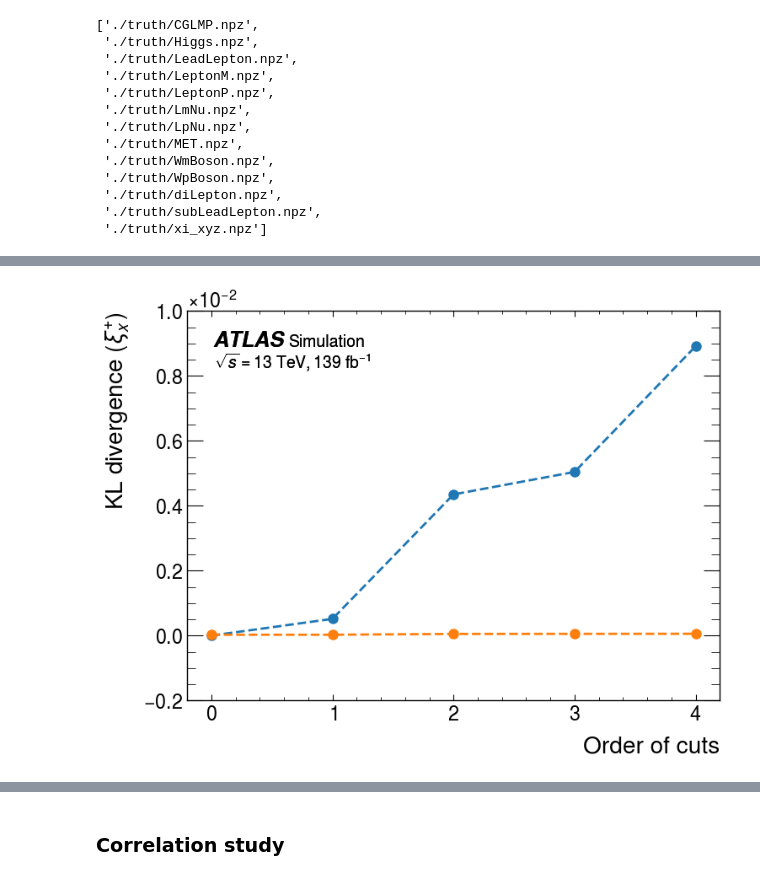
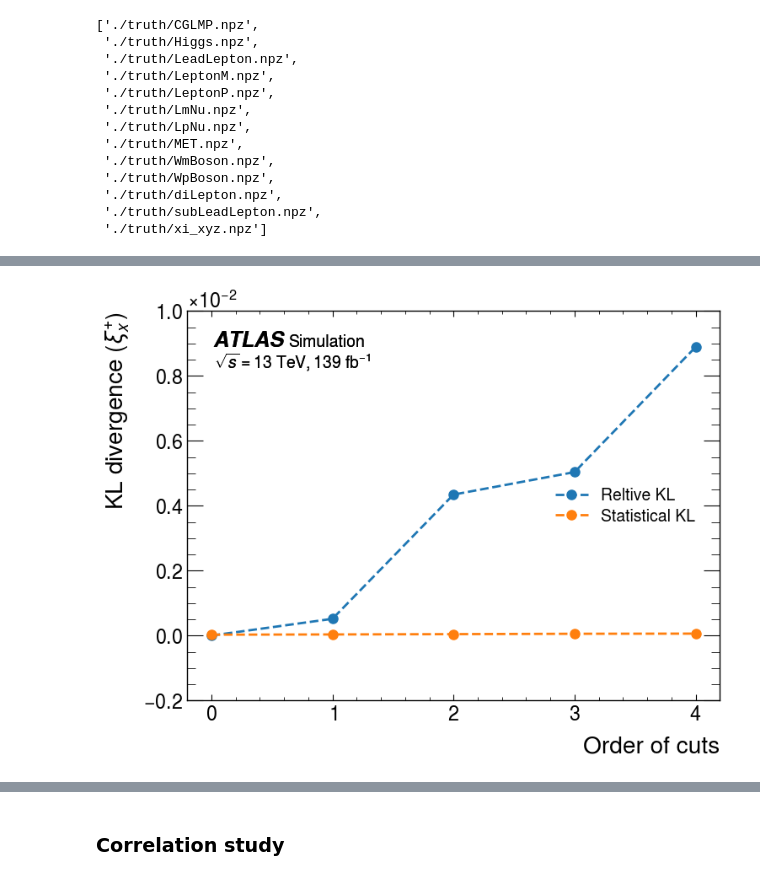
Before and after one commit to yygarypeng/Bell-Analysis, a Jupyter notebook: TRUTH3_dump_CutAnalysis/truth-analysis.ipynb, the cells around one changed output, grey strips where cells are left out. Drawn from its saved outputs; the diff is of its cells as text; code cells hidden in the pictures.

```diff
--- a/TRUTH3_dump_CutAnalysis/truth-analysis.ipynb
+++ b/TRUTH3_dump_CutAnalysis/truth-analysis.ipynb
@@ -250,3 +250,6 @@ cuts = [
     ],
 ]
 name = ["0", "1", "2", "3", "4"]
+# %%
+for i in range(len(cuts)):
+    CGLMP_analysis(Cuts=cuts[i], show=True, CutName=f"{i}")
@@ -452,6 +455,7 @@ plt.show()
 plt.close()
 kl_plot(rel_entro, ylabel=r"$\xi_{x}^{+}$", range=np.arange(len(cuts)))
 kl_plot(sample_kl, ylabel=r"$\xi_{x}^{+}$", range=np.arange(len(cuts)))
+plt.legend(["Reltive KL", "Statistical KL"], loc="center right")
 plt.show()
 plt.close()
 
@@ -470,6 +474,7 @@ plt.show()
 plt.close()
 kl_plot(rel_entro, ylabel=r"$\xi_{y}^{+}$", range=np.arange(len(cuts)))
 kl_plot(sample_kl, ylabel=r"$\xi_{y}^{+}$", range=np.arange(len(cuts)))
+plt.legend(["Relative KL", "Statistical KL"], loc="center right")
 plt.show()
 plt.close()
 
@@ -488,6 +493,7 @@ plt.show()
 plt.close()
 kl_plot(rel_entro, ylabel=r"$\xi_{z}^{+}$", range=np.arange(len(cuts)))
 kl_plot(sample_kl, ylabel=r"$\xi_{z}^{+}$", range=np.arange(len(cuts)))
+plt.legend(["Reltive KL", "Statistical KL"], loc="center right")
 plt.show()
 plt.close()
 # %% [output]
@@ -495 +501 @@ plt.close()
-[figure, old version]
+[figure, new version]
```
Also changed, not shown: parts of 21 cells of this notebook, 1 other file.
